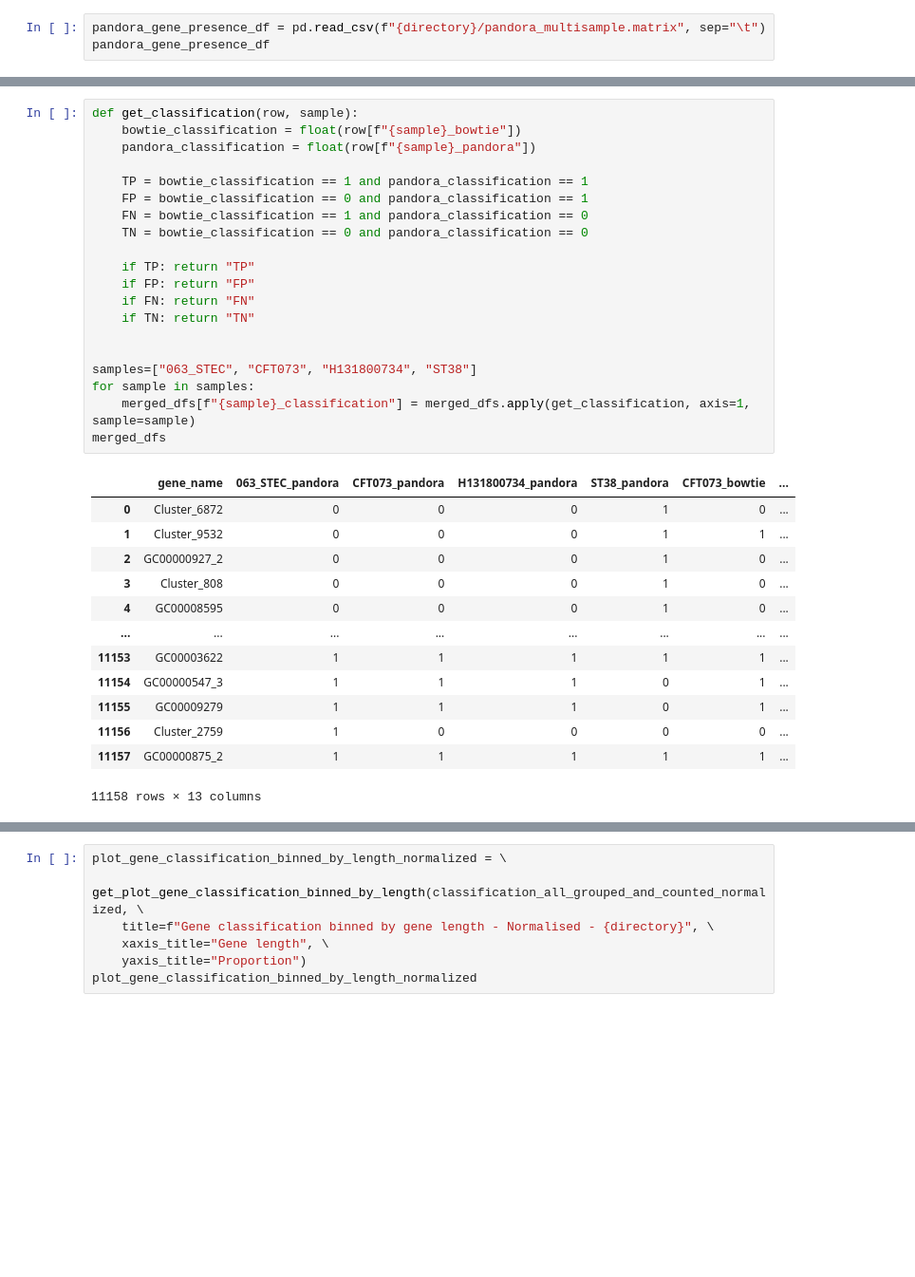
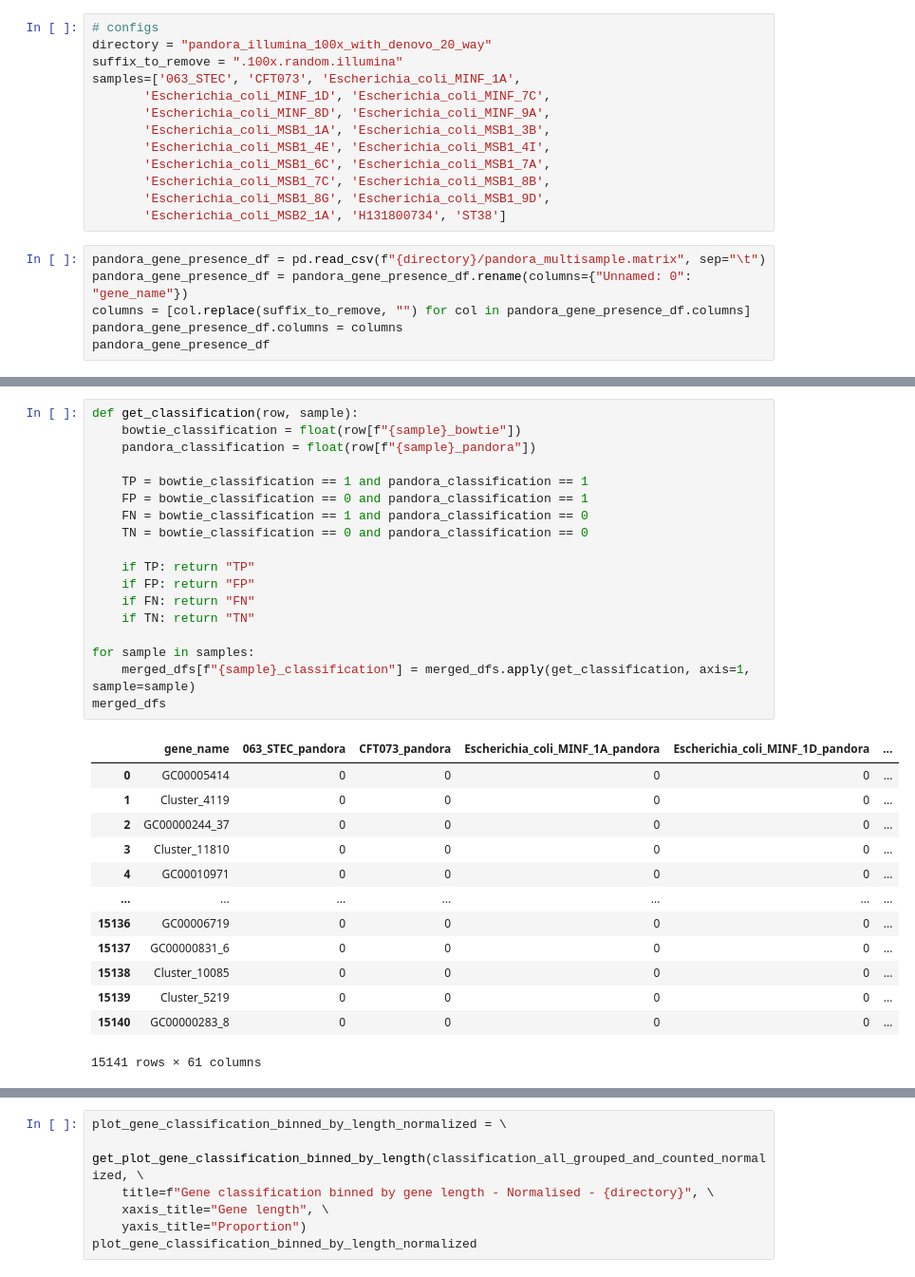
Before and after one commit to leoisl/pandora_gene_distance, a Jupyter notebook: notebooks/gene_presence_matrix/FP_genes.ipynb, the cells around one changed output, grey strips where cells are left out. Shown at 95% size. Drawn from its saved outputs; the diff is of its cells as text; blank space fills up the shorter version.

```diff
--- a/notebooks/gene_presence_matrix/FP_genes.ipynb
+++ b/notebooks/gene_presence_matrix/FP_genes.ipynb
@@ -11,4 +10,20 @@ directory = "pandora_illumina_100x_nodenovo_global_genotyping_4way"
+# %%
+# configs
+directory = "pandora_illumina_100x_with_denovo_20_way"
+suffix_to_remove = ".100x.random.illumina"
+samples=['063_STEC', 'CFT073', 'Escherichia_coli_MINF_1A',
+       'Escherichia_coli_MINF_1D', 'Escherichia_coli_MINF_7C',
+       'Escherichia_coli_MINF_8D', 'Escherichia_coli_MINF_9A',
+       'Escherichia_coli_MSB1_1A', 'Escherichia_coli_MSB1_3B',
+       'Escherichia_coli_MSB1_4E', 'Escherichia_coli_MSB1_4I',
+       'Escherichia_coli_MSB1_6C', 'Escherichia_coli_MSB1_7A',
+       'Escherichia_coli_MSB1_7C', 'Escherichia_coli_MSB1_8B',
+       'Escherichia_coli_MSB1_8G', 'Escherichia_coli_MSB1_9D',
+       'Escherichia_coli_MSB2_1A', 'H131800734', 'ST38']
 # %%
 pandora_gene_presence_df = pd.read_csv(f"{directory}/pandora_multisample.matrix", sep="\t")
+pandora_gene_presence_df = pandora_gene_presence_df.rename(columns={"Unnamed: 0": "gene_name"})
+columns = [col.replace(suffix_to_remove, "") for col in pandora_gene_presence_df.columns]
+pandora_gene_presence_df.columns = columns
 pandora_gene_presence_df
 # %% [output]
@@ -100,37 +115,35 @@ merged_dfs
 # %%
 def get_classification(row, sample):
     bowtie_classification = float(row[f"{sample}_bowtie"])
     pandora_classification = float(row[f"{sample}_pandora"])
 
     TP = bowtie_classification == 1 and pandora_classification == 1
     FP = bowtie_classification == 0 and pandora_classification == 1
     FN = bowtie_classification == 1 and pandora_classification == 0
     TN = bowtie_classification == 0 and pandora_classification == 0
 
     if TP: return "TP"
     if FP: return "FP"
     if FN: return "FN"
     if TN: return "TN"
 
-
-samples=["063_STEC", "CFT073", "H131800734", "ST38"]
 for sample in samples:
     merged_dfs[f"{sample}_classification"] = merged_dfs.apply(get_classification, axis=1, sample=sample)
 merged_dfs
 # %% [output]
-|  | gene_name | 063_STEC_pandora | CFT073_pandora | H131800734_pandora | ST38_pandora | CFT073_bowtie | ... |
-| 0 | Cluster_6872 | 0 | 0 | 0 | 1 | 0 | ... |
-| 1 | Cluster_9532 | 0 | 0 | 0 | 1 | 1 | ... |
-| 2 | GC00000927_2 | 0 | 0 | 0 | 1 | 0 | ... |
-| 3 | Cluster_808 | 0 | 0 | 0 | 1 | 0 | ... |
-| 4 | GC00008595 | 0 | 0 | 0 | 1 | 0 | ... |
-| ... | ... | ... | ... | ... | ... | ... | ... |
-| 11153 | GC00003622 | 1 | 1 | 1 | 1 | 1 | ... |
-| 11154 | GC00000547_3 | 1 | 1 | 1 | 0 | 1 | ... |
-| 11155 | GC00009279 | 1 | 1 | 1 | 0 | 1 | ... |
-| 11156 | Cluster_2759 | 1 | 0 | 0 | 0 | 0 | ... |
-| 11157 | GC00000875_2 | 1 | 1 | 1 | 1 | 1 | ... |
+|  | gene_name | 063_STEC_pandora | CFT073_pandora | Escherichia_coli_MINF_1A_pandora | Escherichia_coli_MINF_1D_pandora | ... |
+| 0 | GC00005414 | 0 | 0 | 0 | 0 | ... |
+| 1 | Cluster_4119 | 0 | 0 | 0 | 0 | ... |
+| 2 | GC00000244_37 | 0 | 0 | 0 | 0 | ... |
+| 3 | Cluster_11810 | 0 | 0 | 0 | 0 | ... |
+| 4 | GC00010971 | 0 | 0 | 0 | 0 | ... |
+| ... | ... | ... | ... | ... | ... | ... |
+| 15136 | GC00006719 | 0 | 0 | 0 | 0 | ... |
+| 15137 | GC00000831_6 | 0 | 0 | 0 | 0 | ... |
+| 15138 | Cluster_10085 | 0 | 0 | 0 | 0 | ... |
+| 15139 | Cluster_5219 | 0 | 0 | 0 | 0 | ... |
+| 15140 | GC00000283_8 | 0 | 0 | 0 | 0 | ... |
-11158 rows × 13 columns
+15141 rows × 61 columns
 # %%
 classification_cols = [col for col in merged_dfs.columns if "classification" in col or col=="gene_name"]
 classification_df = merged_dfs[classification_cols]
```
Also changed, not shown: parts of 25 cells of this notebook, 3 other files.
